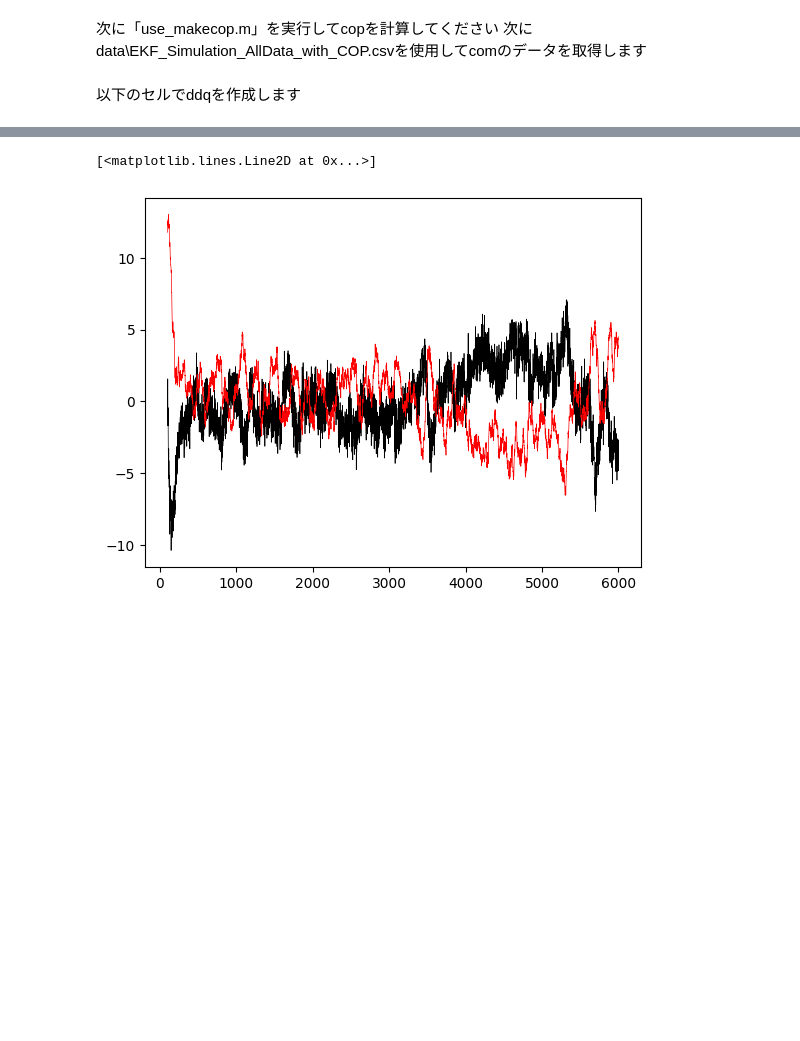
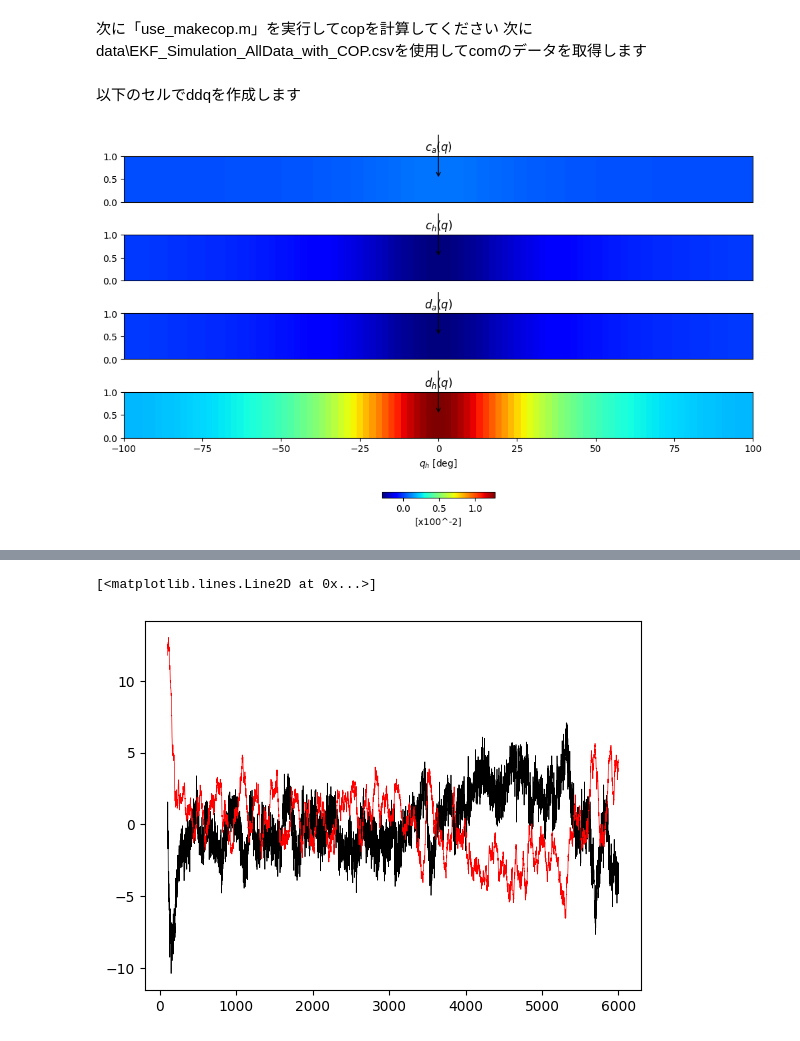
Before and after one commit to dalmatian-jp/MPC_donuts, a Jupyter notebook: data_analing.ipynb, the cells around one changed output, grey strips where cells are left out. Cells and saved outputs as stored; diff of their text form; code cells hidden in the pictures; blank space fills up the shorter version.

```diff
--- a/data_analing.ipynb
+++ b/data_analing.ipynb
@@ -125,3 +126,96 @@ def compute_NET_torque(x, u, params):
+# %%
+import numpy as np
+import matplotlib.pyplot as plt
+
+# Given physical parameters
+params = {
+    'm1': 28.00,   # Mass of the first segment (leg)
+    'm2': 53.00,   # Mass of the second segment (trunk)
+    'L1': 0.90,    # Length of the first segment (leg)
+    'L2': 0.88,    # Length of the second segment (trunk)
+    'com1': 0.58,  # Distance to CoM of the first segment
+    'com2': 0.32,  # Distance to CoM of the second segment
+    'g': 9.81      # Gravitational acceleration
+}
+
+# Define range of hip joint angles qh (in degrees)
+qh_degrees = np.linspace(-100, 100, 100)
+qh_rad = np.deg2rad(qh_degrees)
+
+# Preallocate storage for the coefficients
+ca_values, ch_values, da_values, dh_values = [], [], [], []
+
+# Compute the coefficients over the range of qh
+for qh in qh_rad:
+    m1, m2, L1, L2, I1, I2, g = params.values()
+    r1 = 0.64 * L1
+    r2 = 0.36 * L2
+
+    # Inertia matrix elements
+    a = I1 + I2 + m1 * r1**2 + m2 * (L1**2 + r2**2)
+    b = m2 * L1 * r2
+    d = I2 + m2 * r2**2
+
+    # Compute the inertia matrix
+    Theta = np.array([
+        [a + 2 * b * np.cos(qh), d + b * np.cos(qh)],
+        [d + b * np.cos(qh), d]
+    ])
+
+    # Compute inverse inertia matrix
+    Theta_inv = np.linalg.inv(Theta)
+
+    # Extract coefficients
+    ca_values.append(Theta_inv[0, 0])  # Θ22/det(Θ)
+    ch_values.append(Theta_inv[0, 1])  # -Θ12/det(Θ)
+    da_values.append(Theta_inv[1, 0])  # -Θ21/det(Θ)
+    dh_values.append(Theta_inv[1, 1])  # Θ11/det(Θ)
+
+# Convert lists to numpy arrays
+ca_values = np.array(ca_values)
+ch_values = np.array(ch_values)
+da_values = np.array(da_values)
+dh_values = np.array(dh_values)
+
+# Determine common color range for uniform plotting
+vmin = min(ca_values.min(), ch_values.min(), da_values.min(), dh_values.min())
+vmax = max(ca_values.max(), ch_values.max(), da_values.max(), dh_values.max())
+
+# Create the figure
+fig, ax = plt.subplots(4, 1, figsize=(10, 6), constrained_layout=True)
+
+# Plot ca(q)
+c1 = ax[0].imshow([ca_values], aspect='auto', cmap='jet', extent=[-100, 100, 0, 1], vmin=vmin, vmax=vmax)
+ax[0].set_title(r'$c_a(q)$')
+ax[0].set_xticks([])  # Hide x-axis ticks
+
+# Plot ch(q)
+c2 = ax[1].imshow([ch_values], aspect='auto', cmap='jet', extent=[-100, 100, 0, 1], vmin=vmin, vmax=vmax)
+ax[1].set_title(r'$c_h(q)$')
+ax[1].set_xticks([])
+
+# Plot da(q)
+c3 = ax[2].imshow([da_values], aspect='auto', cmap='jet', extent=[-100, 100, 0, 1], vmin=vmin, vmax=vmax)
+ax[2].set_title(r'$d_a(q)$')
+ax[2].set_xticks([])
+
+# Plot dh(q)
+c4 = ax[3].imshow([dh_values], aspect='auto', cmap='jet', extent=[-100, 100, 0, 1], vmin=vmin, vmax=vmax)
+ax[3].set_title(r'$d_h(q)$')
+ax[3].set_xlabel(r'$q_h$ [deg]')
+
+# Add colorbar
+cbar = fig.colorbar(c4, ax=ax, orientation='horizontal', fraction=0.02, pad=0.08)
+cbar.set_label('[x100^-2]')
+
+# Add arrows to indicate mean value (0 degrees)
+for a in ax:
+    a.annotate('', xy=(0, 0.5), xytext=(0, 1.5),
+               arrowprops=dict(facecolor='black', arrowstyle='->'))
+
+plt.show()
+# %% [output]
+[figure, added]
 # %%
 def double_link_dynamics_takami(t, x, u, params):
 
```
Also changed, not shown: parts of 6 cells of this notebook.
